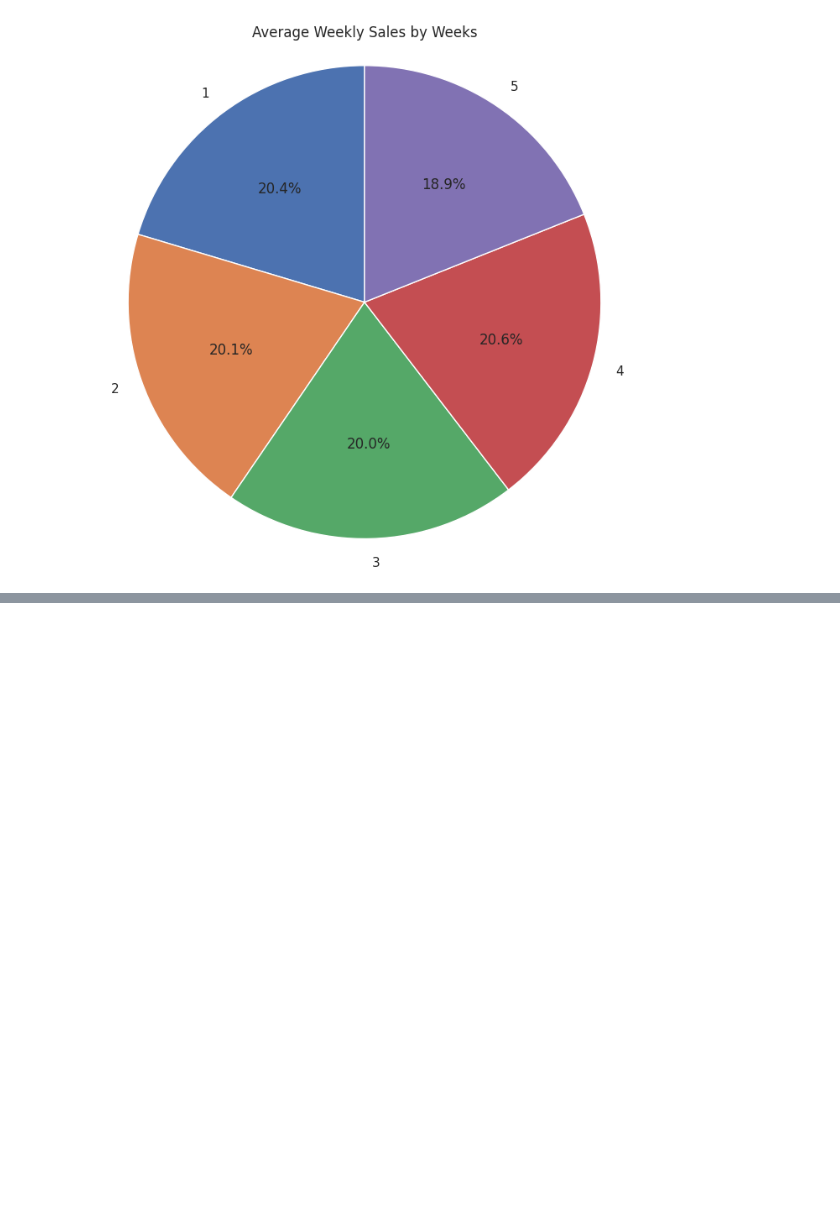
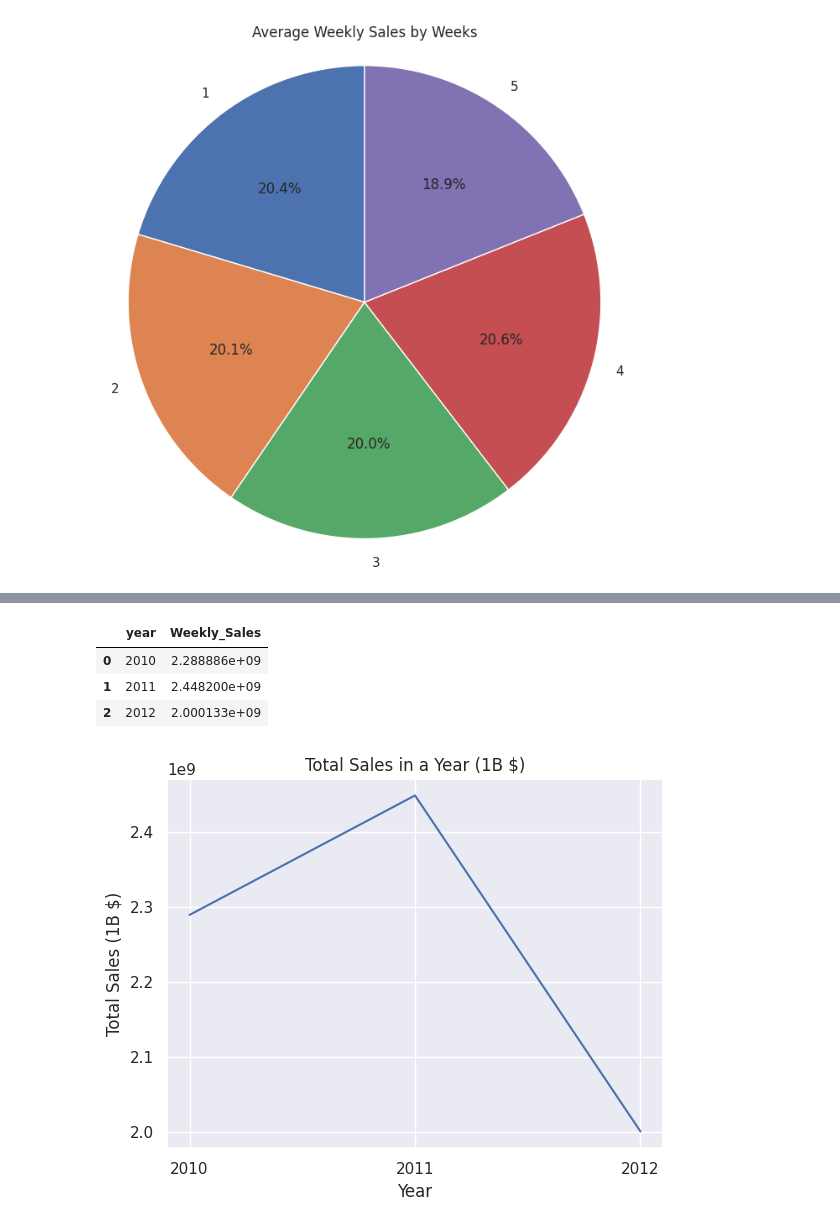
Before and after one commit to yushi2006/walmart-sales-forecasting, a Jupyter notebook: notebooks/EDA.ipynb, the cells around one changed output, grey strips where cells are left out. Saved outputs shown, nothing was run; the diff lists cells and outputs as text; code cells hidden in the pictures; blank space fills up the shorter version.

```diff
--- a/notebooks/EDA.ipynb
+++ b/notebooks/EDA.ipynb
@@ -327,3 +327,9 @@ plt.show()
 [figure]
 # %%
 # Now we know that the 5th week has a drop and sales.
+# Question 6: How the sales differs in years?
+
+# Frist get a year column
+df['year'] = df['Date'].str[6:].astype(int)
+
+df
@@ -329,0 +350,25 @@ plt.show()
+# %%
+# Now we need to get the sales for each year
+total_sales_per_year = df.groupby('year')['Weekly_Sales'].sum().reset_index()
+
+total_sales_per_year
+# %% [output]
+|  | year | Weekly_Sales |
+| 0 | 2010 | 2.288886e+09 |
+| 1 | 2011 | 2.448200e+09 |
+| 2 | 2012 | 2.000133e+09 |
+# %%
+sns.lineplot(data=total_sales_per_year, x="year", y="Weekly_Sales")
+plt.xticks(ticks=[2010, 2011, 2012], labels=['2010', '2011', '2012'])
+
+# Add title and labels
+plt.title('Total Sales in a Year (1B $)')
+plt.xlabel('Year')
+plt.ylabel('Total Sales (1B $)')
+
+plt.savefig('../figures/total_sales_per_year.png')
+
+# Show plot
+plt.show()
+# %% [output]
+[figure, added]
```
Also changed, not shown: parts of 3 cells of this notebook, 2 other files.
